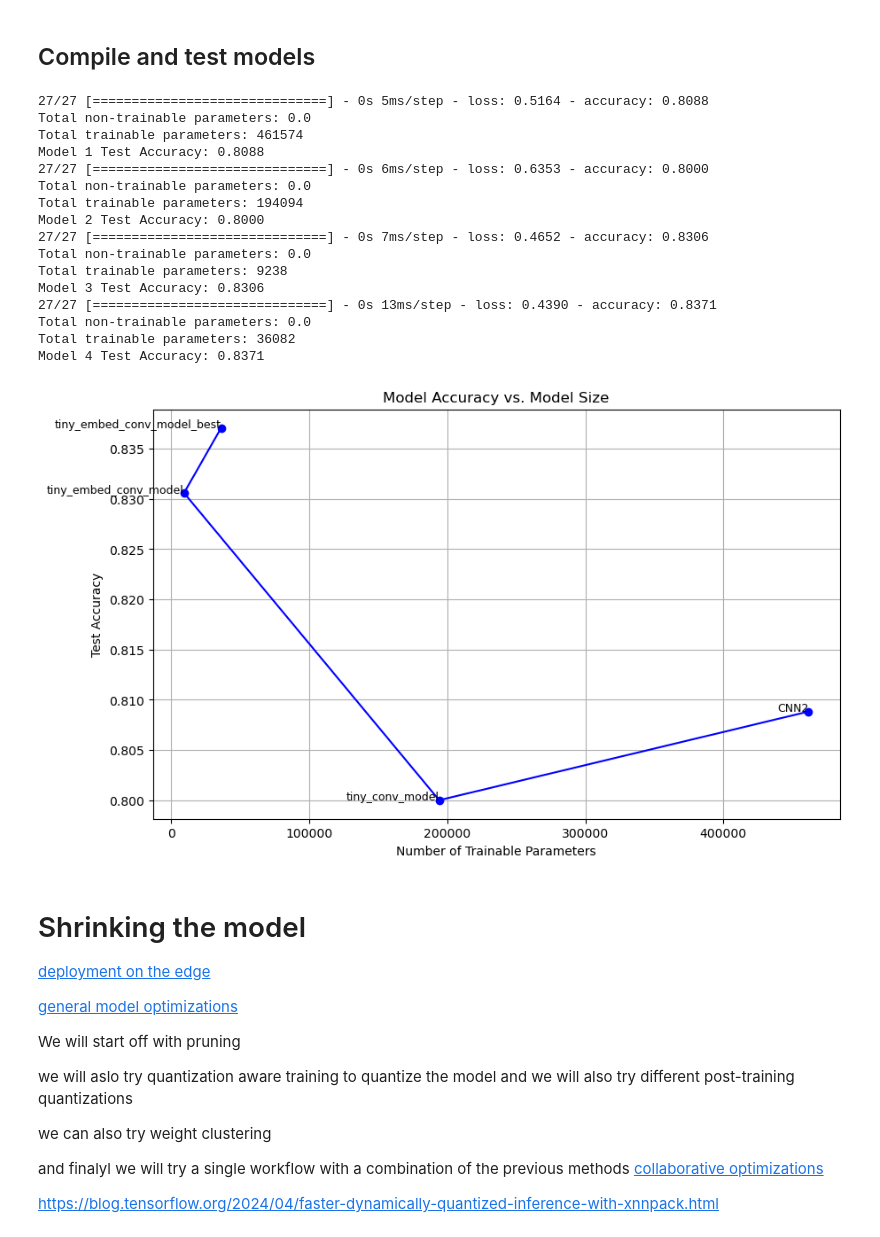
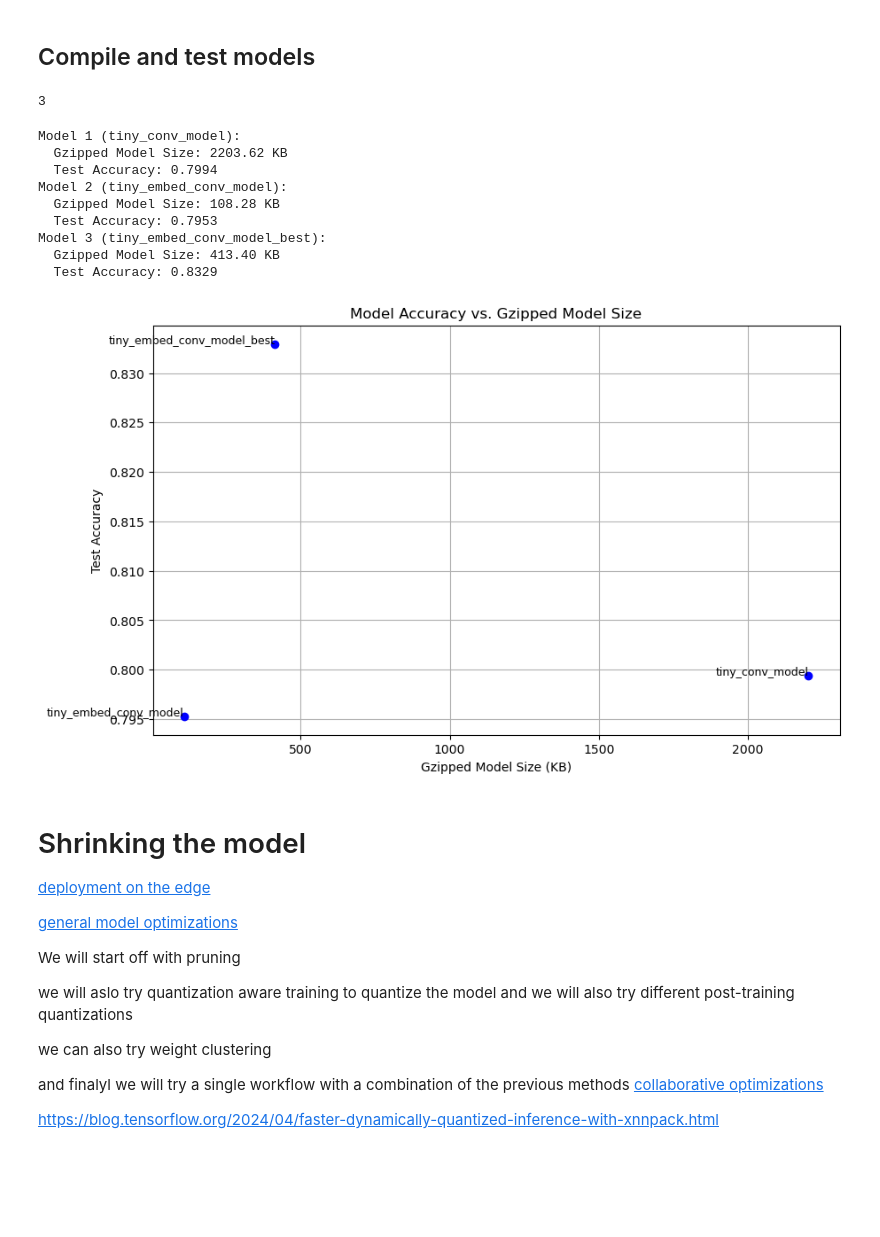
Before and after one commit to Gabinson200/ESPtinyML24, a Jupyter notebook: model_making/notebooks/audio_model_creation.ipynb, the cells around one changed output. Cells and saved outputs as stored; diff of their text form; code cells hidden in the pictures; blank space fills up the shorter version.

```diff
--- a/model_making/notebooks/audio_model_creation.ipynb
+++ b/model_making/notebooks/audio_model_creation.ipynb
@@ -204,57 +208,6 @@ Epoch 18: early stopping
 # %% [markdown]
 ## Compile and test models
-# %%
-# List to store the results
-accuracies = []
-model_sizes = []
-model_names = []
-
-# Evaluate each model and store the results
-for i, model in enumerate(models, start=1):
-    test_loss, test_acc = model.evaluate(test_spectrogram_ds)
-    trainable_params = np.sum([np.prod(v.shape) for v in model.trainable_weights])
-    non_trainable_params = np.sum([np.prod(v.shape) for v in model.non_trainable_weights])
-
-    # Print the details
-    print(f"Total non-trainable parameters: {non_trainable_params}")
-    print(f"Total trainable parameters: {trainable_params}")
-    print(f'Model {i} Test Accuracy: {test_acc:.4f}')
-
-    # Store the accuracy and model size
-    accuracies.append(test_acc)
-    model_sizes.append(trainable_params)
-    model_names.append(model.name)
-
-# Plotting accuracy vs. model size
-plt.figure(figsize=(10, 6))
-plt.plot(model_sizes, accuracies, marker='o', linestyle='-', color='b')
-
-for i, model_name in enumerate(model_names):
-    plt.text(model_sizes[i], accuracies[i], model_name, fontsize=9, ha='right')
-
-# Add labels and title
-plt.xlabel('Number of Trainable Parameters')
-plt.ylabel('Test Accuracy')
-plt.title('Model Accuracy vs. Model Size')
-
-# Display the plot
-plt.grid(True)
-plt.show()
-# %% [output]
-27/27 [==============================] - 0s 5ms/step - loss: 0.5164 - accuracy: 0.8088
-Total non-trainable parameters: 0.0
-Total trainable parameters: 461574
-Model 1 Test Accuracy: 0.8088
-27/27 [==============================] - 0s 6ms/step - loss: 0.6353 - accuracy: 0.8000
-Total non-trainable parameters: 0.0
-Total trainable parameters: 194094
-Model 2 Test Accuracy: 0.8000
-27/27 [==============================] - 0s 7ms/step - loss: 0.4652 - accuracy: 0.8306
-Total non-trainable parameters: 0.0
-Total trainable parameters: 9238
-Model 3 Test Accuracy: 0.8306
-27/27 [==============================] - 0s 13ms/step - loss: 0.4390 - accuracy: 0.8371
-Total non-trainable parameters: 0.0
-Total trainable parameters: 36082
-Model 4 Test Accuracy: 0.8371
-[figure, removed]
+# %%
+len(models)
+# %% [output]
+3
@@ -261,3 +309,16 @@ Model 4 Test Accuracy: 0.8371
+# %%
+plot_size_v_accuracy(models, test_spectrogram_ds)
+# %% [output]
+Model 1 (tiny_conv_model):
+  Gzipped Model Size: 2203.62 KB
+  Test Accuracy: 0.7994
+Model 2 (tiny_embed_conv_model):
+  Gzipped Model Size: 108.28 KB
+  Test Accuracy: 0.7953
+Model 3 (tiny_embed_conv_model_best):
+  Gzipped Model Size: 413.40 KB
+  Test Accuracy: 0.8329
+[figure, added]
 # %% [markdown]
 # Shrinking the model
 
```
Also changed, not shown: parts of 27 cells of this notebook.
